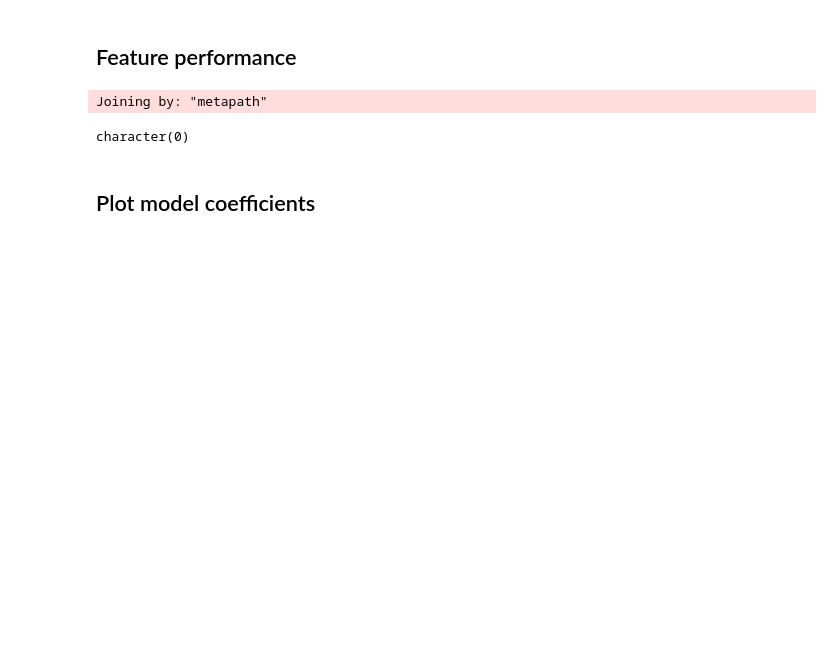
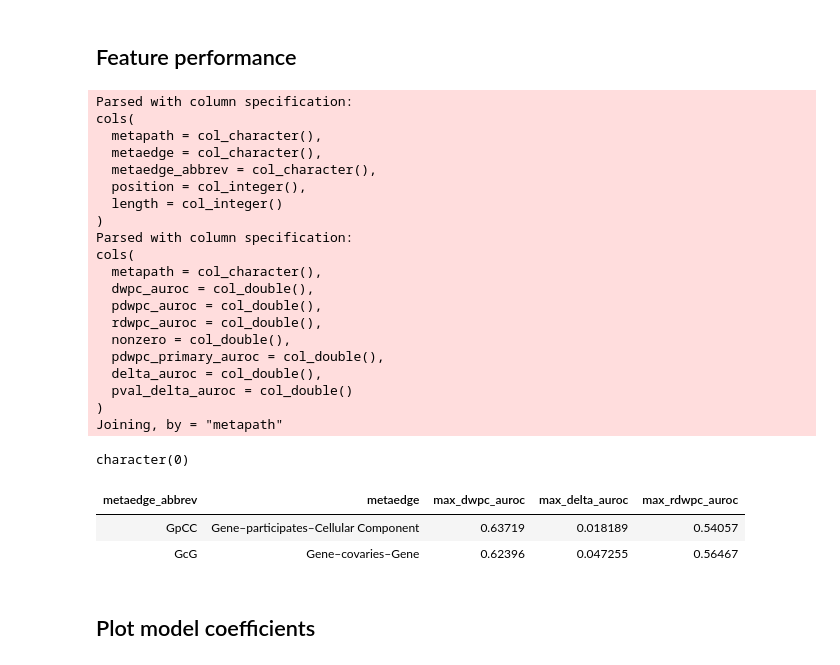
Before and after one commit to dhimmel/learn, a Jupyter notebook: prediction/6-vizr.ipynb, the cells around one changed output. Saved outputs shown, nothing was run; the diff lists cells and outputs as text; code cells hidden in the pictures; blank space fills up the shorter version.

Commit message:
Performance figure: use full metaedge names
As requested by eLife reviewer

```diff
--- a/prediction/6-vizr.ipynb
+++ b/prediction/6-vizr.ipynb
@@ -7,32 +7,59 @@ library(magrittr)
 # %%
 metapaths = jsonlite::fromJSON('features/metapaths.json')$abbreviation
 
 metaedge_df = readr::read_tsv('../all-features/data/metaedge-in-metapath.tsv') %>%
   dplyr::select(-position) %>%
   dplyr::distinct() %>%
   dplyr::mutate(length = as.character(length))
 
 all_abbrevs = unique(metaedge_df$metaedge_abbrev)
 
 fsp_df = readr::read_tsv('../all-features/data/feature-performance/auroc.tsv') %>%
   dplyr::mutate(fdr_delta_auroc = p.adjust(p = pval_delta_auroc, method = 'fdr')) %>%
   dplyr::mutate(signif_delta_auroc = fdr_delta_auroc < 0.05) %>%
   dplyr::inner_join(metaedge_df)
 
 metaedge_df = fsp_df %>%
-  dplyr::group_by(metaedge_abbrev) %>%
+  dplyr::group_by(metaedge_abbrev, metaedge) %>%
   dplyr::summarize(
     max_dwpc_auroc = max(dwpc_auroc),
     max_delta_auroc = max(delta_auroc),
     max_rdwpc_auroc = max(rdwpc_auroc)
   ) %>%
-  dplyr::arrange(max_delta_auroc, desc(metaedge_abbrev))
+  dplyr::arrange(max_delta_auroc, desc(metaedge_abbrev)) %>%
+  dplyr::mutate(metaedge = gsub(' - ', '–', metaedge)) %>%
+  dplyr::mutate(metaedge = gsub(' > ', '→', metaedge)) %>%
+  dplyr::mutate(metaedge = gsub('Pharmacologic', 'Pharm.', metaedge))
 
 # Unrepresented metaedges
 setdiff(all_abbrevs, metaedge_df$metaedge_abbrev)
+
+metaedge_df %>% head(2)
 # %% [output]
-Joining by: "metapath"
+Parsed with column specification:
+cols(
+  metapath = col_character(),
+  metaedge = col_character(),
+  metaedge_abbrev = col_character(),
+  position = col_integer(),
+  length = col_integer()
+)
+Parsed with column specification:
+cols(
+  metapath = col_character(),
+  dwpc_auroc = col_double(),
+  pdwpc_auroc = col_double(),
+  rdwpc_auroc = col_double(),
+  nonzero = col_double(),
+  pdwpc_primary_auroc = col_double(),
+  delta_auroc = col_double(),
+  pval_delta_auroc = col_double()
+)
+Joining, by = "metapath"
 character(0)
+| metaedge_abbrev | metaedge | max_dwpc_auroc | max_delta_auroc | max_rdwpc_auroc |
+| GpCC | Gene–participates–Cellular Component | 0.63719 | 0.018189 | 0.54057 |
+| GcG | Gene–covaries–Gene | 0.62396 | 0.047255 | 0.56467 |
 # %%
 length_to_color = c('1' = '#b2df8a', '2' = '#1f78b4', '3' = '#33a02c', '4' = '#a6cee3')
 # %%
```
Also changed, not shown: parts of 4 cells of this notebook, 3 other files.
